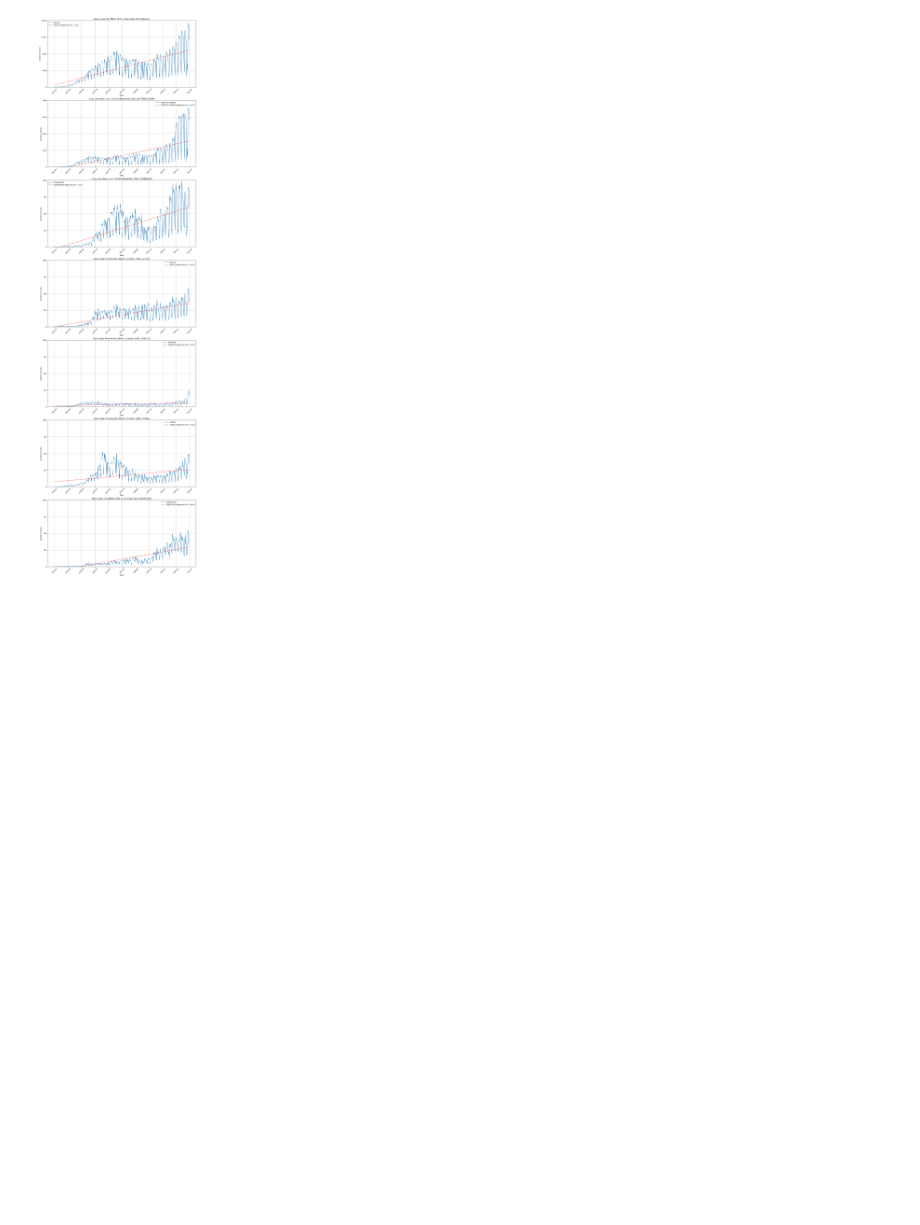
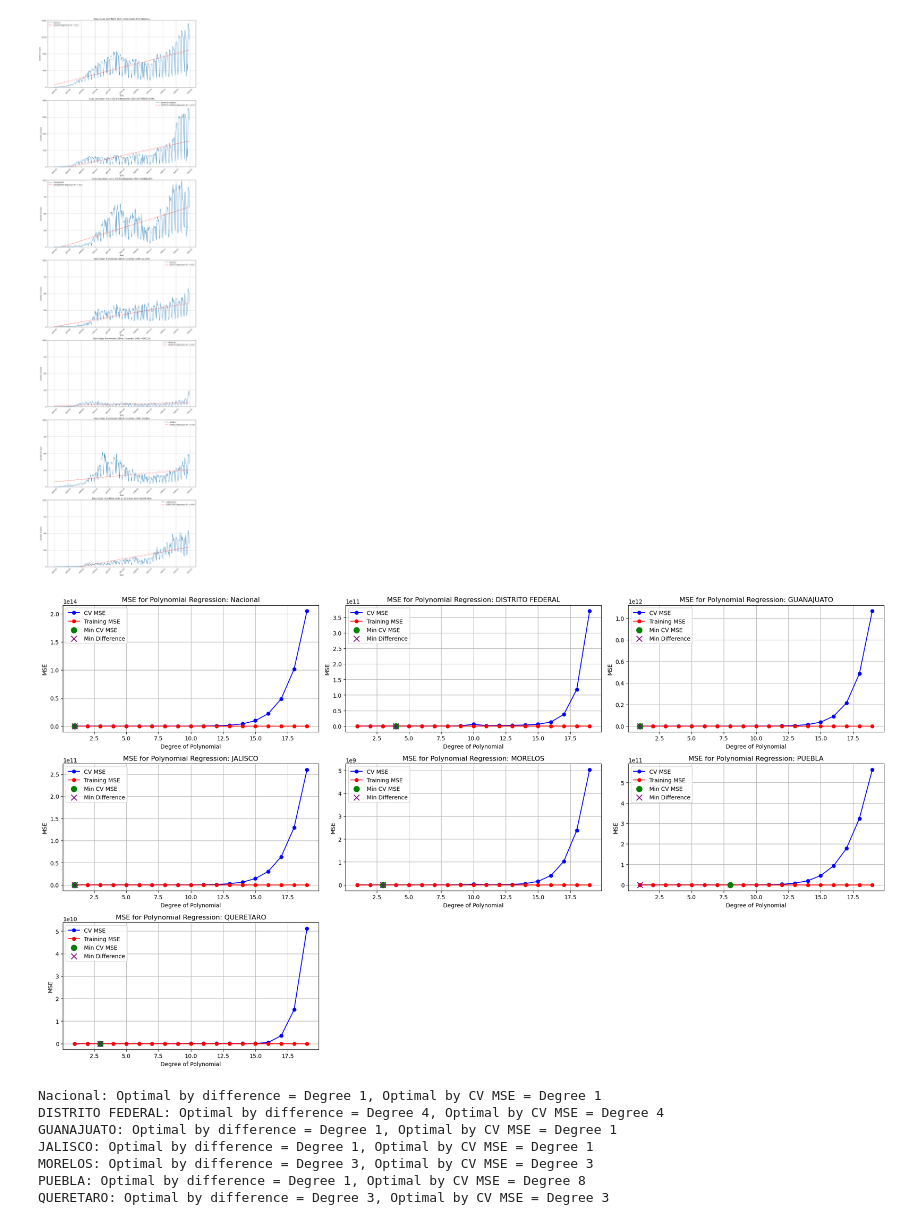
Before and after one commit to enriquegomeztagle/MachineLearning-Summer, a Jupyter notebook: Parcial 1/tarea1/EUBGT-Homework1.1.ipynb, the cells around one changed output. Drawn from its saved outputs; the diff is of its cells as text; code cells hidden in the pictures; blank space fills up the shorter version.

Commit message:
feat(Tarea 1): Add Poly Degree Exploration

```diff
--- a/Parcial 1/tarea1/EUBGT-Homework1.1.ipynb
+++ b/Parcial 1/tarea1/EUBGT-Homework1.1.ipynb
@@ -214,5 +214,75 @@ plt.tight_layout()
 plt.show()
 # %% [output]
 [figure]
+# %%
+n_rows = (len(estados_a_filtrar) + 2) // 3
+fig, axes = plt.subplots(n_rows, 3, figsize=(21, 4 * n_rows))
+axes = axes.flatten()
+
+degrees = range(1, 20)
+
+optimal_degrees_difference = []
+optimal_degrees_cv_min = []
+
+for ax, estado in zip(axes, estados_a_filtrar):
+    df_estado = df_filtrado[df_filtrado['nombre'] == estado]
+
+    df_transposed = df_estado.set_index(['cve_ent', 'poblacion', 'nombre']).T
+    df_transposed.reset_index(inplace=True)
+    df_transposed.rename(columns={'index': 'date'}, inplace=True)
+    df_transposed['date'] = pd.to_datetime(df_transposed['date'], format='%d-%m-%Y')
+
+    df_filtered = df_transposed[(df_transposed['date'] >= '2020-03-01') & (df_transposed['date'] <= '2020-12-31')]
+    df_filtered_numeric = df_filtered.select_dtypes(include=['number'])
+    df_daily = df_filtered_numeric.sum(axis=1)
+
+    x = np.array(range(len(df_daily))).reshape(-1, 1)
+    y = df_daily.values.reshape(-1, 1)
+
+    cv_scores = []
+    mse_scores = []
+
+    for degree in degrees:
+        model = make_pipeline(PolynomialFeatures(degree), LinearRegression())
+        scores = cross_val_score(model, x, y, scoring='neg_mean_squared_error', cv=5)
+        cv_scores.append(-scores.mean())
+        model.fit(x, y)
+        y_pred = model.predict(x)
+        mse_scores.append(mean_squared_error(y, y_pred))
+
+    mse_differences = np.abs(np.array(mse_scores) - np.array(cv_scores))
+    min_difference_index = np.argmin(mse_differences)
+    min_cv_mse_index = np.argmin(cv_scores)
+
+    optimal_degrees_difference.append(degrees[min_difference_index])
+    optimal_degrees_cv_min.append(degrees[min_cv_mse_index])
+
+    ax.plot(degrees, cv_scores, label='CV MSE', marker='o', color='blue')
+    ax.plot(degrees, mse_scores, label='Training MSE', marker='o', color='red')
+    ax.scatter([degrees[min_cv_mse_index]], [cv_scores[min_cv_mse_index]], color='green', s=100, label='Min CV MSE', zorder=5, marker='o')
+    ax.set_title(f'MSE for Polynomial Regression: {estado}')
+    ax.scatter([degrees[min_difference_index]], [cv_scores[min_difference_index]], color='purple', s=100, label='Min Difference', zorder=5, marker='x')
+    ax.set_xlabel('Degree of Polynomial')
+    ax.set_ylabel('MSE')
+    ax.legend()
+    ax.grid(True)
+
+for i in range(len(estados_a_filtrar), len(axes)):
+    fig.delaxes(axes[i])
+
+plt.tight_layout()
+plt.show()
+
+for estado, min_diff_deg, min_cv_deg in zip(estados_a_filtrar, optimal_degrees_difference, optimal_degrees_cv_min):
+    print(f"{estado}: Optimal by difference = Degree {min_diff_deg}, Optimal by CV MSE = Degree {min_cv_deg}")
+# %% [output]
+[figure, added]
+Nacional: Optimal by difference = Degree 1, Optimal by CV MSE = Degree 1
+DISTRITO FEDERAL: Optimal by difference = Degree 4, Optimal by CV MSE = Degree 4
+GUANAJUATO: Optimal by difference = Degree 1, Optimal by CV MSE = Degree 1
+JALISCO: Optimal by difference = Degree 1, Optimal by CV MSE = Degree 1
+MORELOS: Optimal by difference = Degree 3, Optimal by CV MSE = Degree 3
+PUEBLA: Optimal by difference = Degree 1, Optimal by CV MSE = Degree 8
+QUERETARO: Optimal by difference = Degree 3, Optimal by CV MSE = Degree 3
 # %%
 # %% [output]
```
Also changed, not shown: parts of 2 cells of this notebook.
